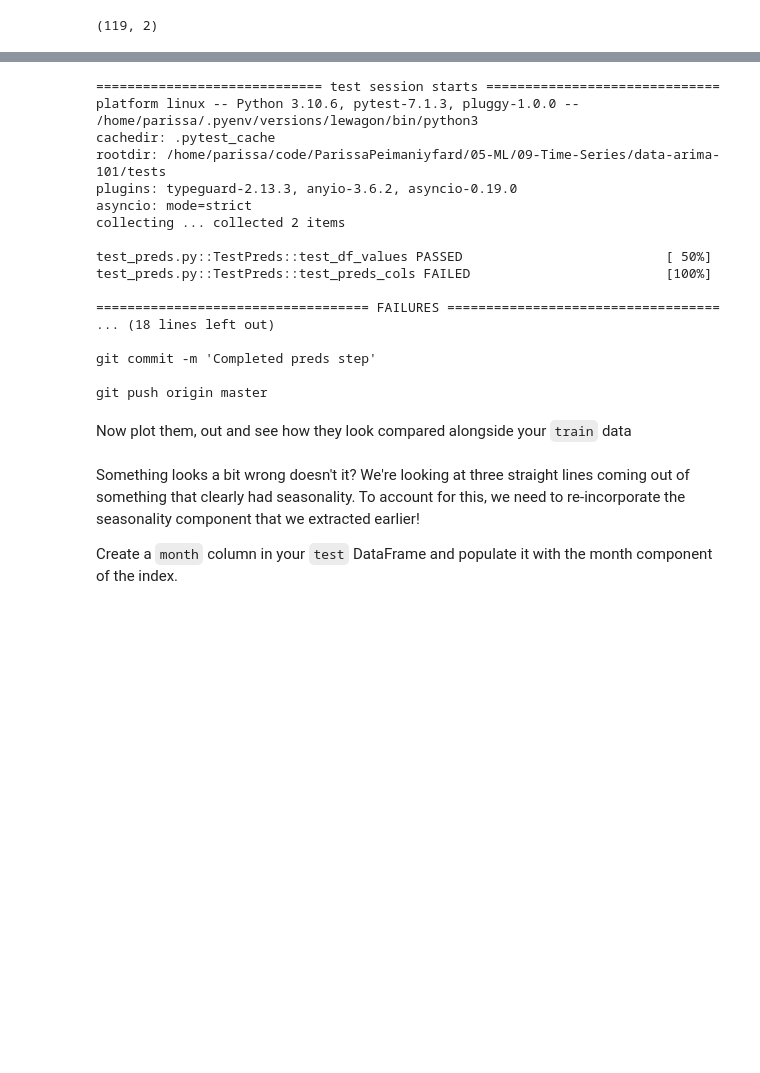
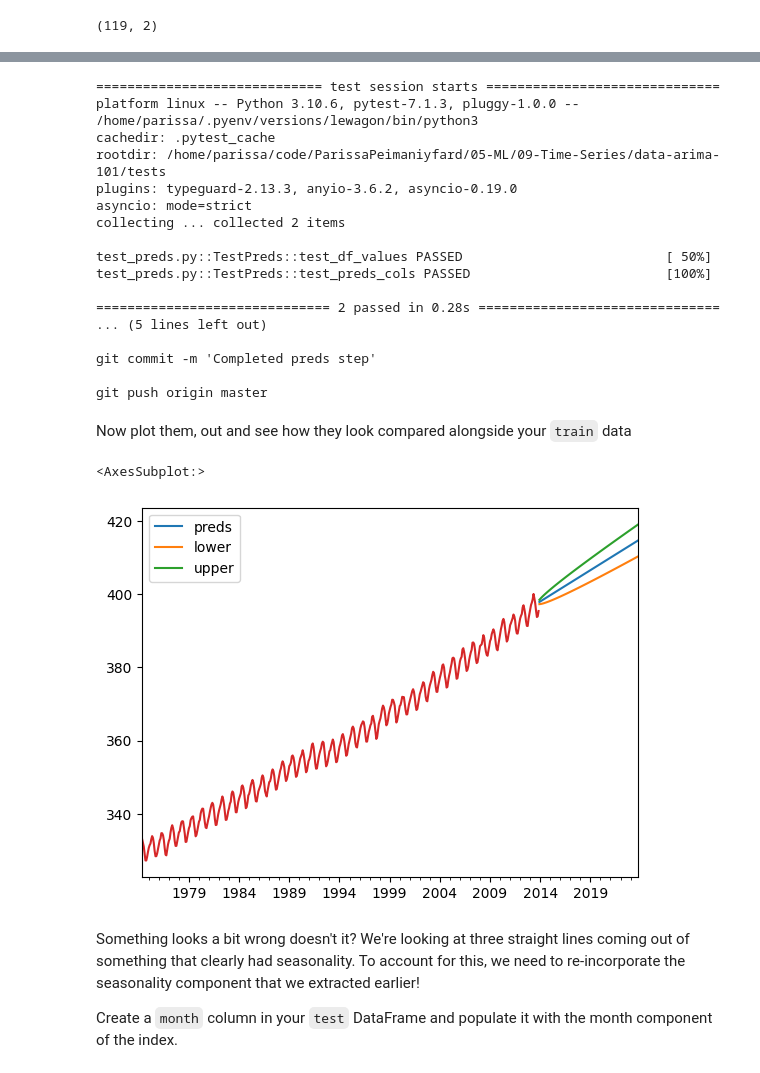
Before and after one commit to ParissaPeimaniyfard/data-arima-101, a Jupyter notebook: arima_seasonal_intro.ipynb, the cells around one changed output, grey strips where cells are left out. Cells and saved outputs as stored; diff of their text form; code cells hidden in the pictures; blank space fills up the shorter version.

```diff
--- a/arima_seasonal_intro.ipynb
+++ b/arima_seasonal_intro.ipynb
@@ -671,4 +671,4 @@ test.shape
 # %%
 pred, conf= auto_model.predict(test.shape[0], return_conf_int=True)
 # %%
-preds_df= pd.DataFrame(pred, columns=['pred'])
+preds_df= pd.DataFrame(pred, columns=['preds'])
@@ -708,10 +708,10 @@ asyncio: mode=strict
 collecting ... collected 2 items
 
 test_preds.py::TestPreds::test_df_values PASSED                          [ 50%]
-test_preds.py::TestPreds::test_preds_cols FAILED                         [100%]
+test_preds.py::TestPreds::test_preds_cols PASSED                         [100%]
 
-=================================== FAILURES ===================================
-... (18 lines left out)
+============================== 2 passed in 0.28s ===============================
+... (5 lines left out)
 
 git commit -m 'Completed preds step'
 
@@ -719,7 +719,11 @@ git push origin master
 # %% [markdown]
 Now plot them, out and see how they look compared alongside your `train` data
 # %%
-# YOUR CODE HERE
+preds_df.plot()
+train['CO2 molfrac (ppm)'].plot()
+# %% [output]
+<AxesSubplot:>
+[figure, added]
 # %% [markdown]
 Something looks a bit wrong doesn't it? We're looking at three straight lines coming out of something that clearly had seasonality. To account for this, we need to re-incorporate the seasonality component that we extracted earlier!
 
```
Also changed, not shown: parts of 51 cells of this notebook, 1 other file.
